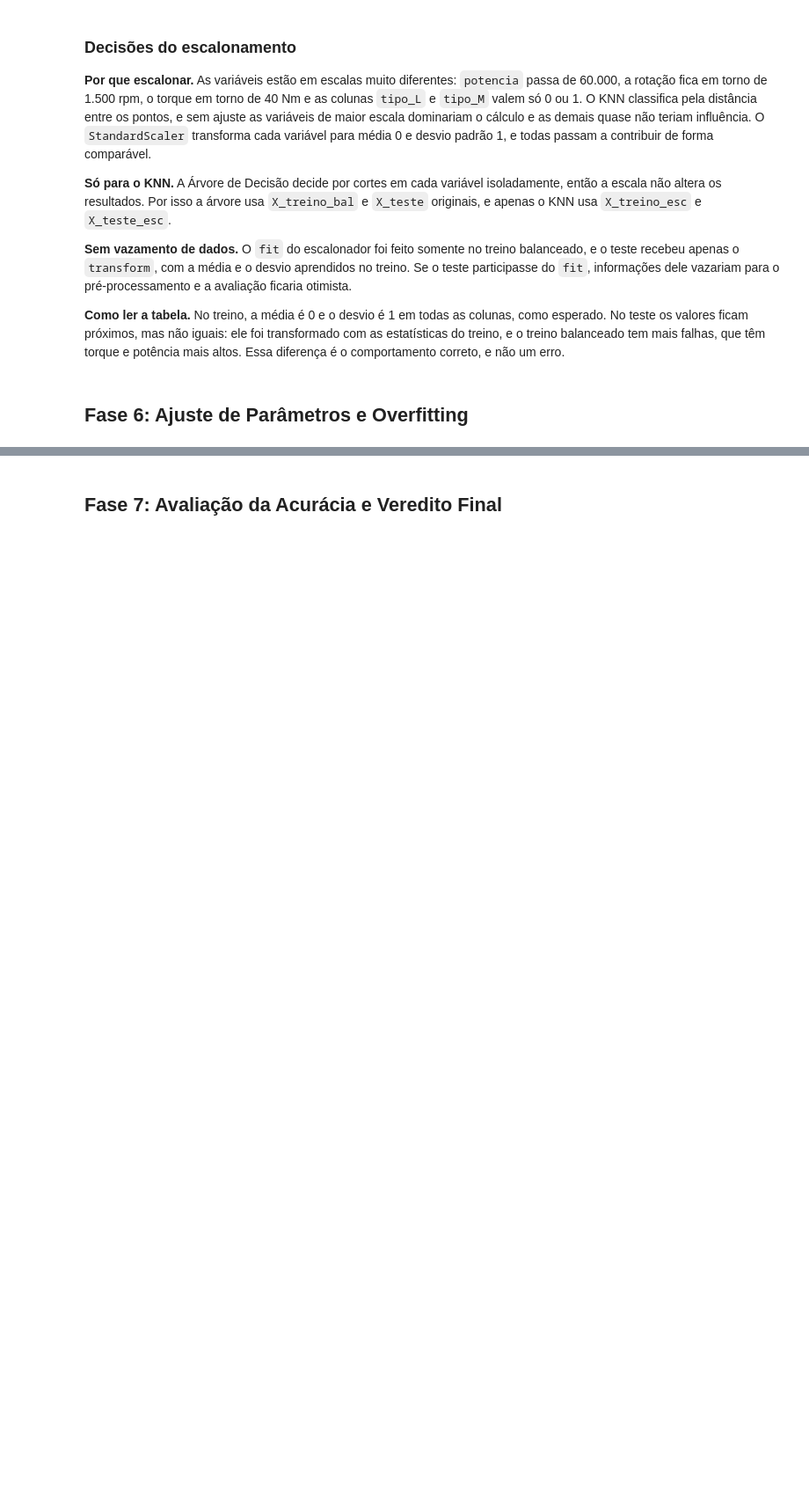
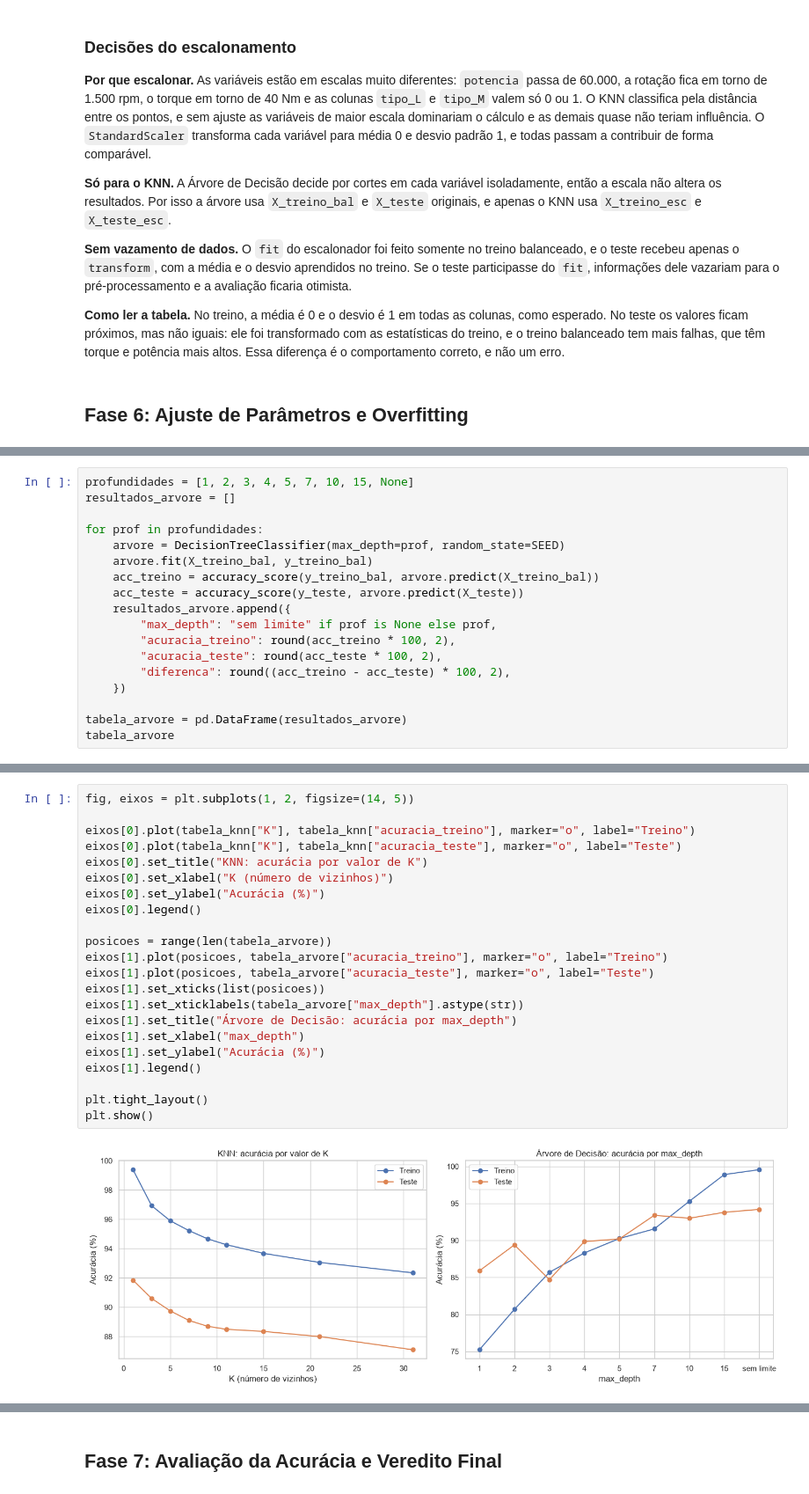
Before and after one commit to felipemendes2077/predictmaint-py, a Jupyter notebook: pipeline_manutencao_preditiva.ipynb, the cells around one changed output, grey strips where cells are left out. Shown at 88% size. Drawn from its saved outputs; the diff is of its cells as text; blank space fills up the shorter version.

Commit message:
implementa fase 6: ajuste de K e max_depth com análise de overfitting

```diff
--- a/pipeline_manutencao_preditiva.ipynb
+++ b/pipeline_manutencao_preditiva.ipynb
@@ -392,0 +422,18 @@ resumo
+# %%
+profundidades = [1, 2, 3, 4, 5, 7, 10, 15, None]
+resultados_arvore = []
+
+for prof in profundidades:
+    arvore = DecisionTreeClassifier(max_depth=prof, random_state=SEED)
+    arvore.fit(X_treino_bal, y_treino_bal)
+    acc_treino = accuracy_score(y_treino_bal, arvore.predict(X_treino_bal))
+    acc_teste = accuracy_score(y_teste, arvore.predict(X_teste))
+    resultados_arvore.append({
+        "max_depth": "sem limite" if prof is None else prof,
+        "acuracia_treino": round(acc_treino * 100, 2),
+        "acuracia_teste": round(acc_teste * 100, 2),
+        "diferenca": round((acc_treino - acc_teste) * 100, 2),
+    })
+
+tabela_arvore = pd.DataFrame(resultados_arvore)
+tabela_arvore
@@ -392,0 +451,24 @@ resumo
+# %%
+fig, eixos = plt.subplots(1, 2, figsize=(14, 5))
+
+eixos[0].plot(tabela_knn["K"], tabela_knn["acuracia_treino"], marker="o", label="Treino")
+eixos[0].plot(tabela_knn["K"], tabela_knn["acuracia_teste"], marker="o", label="Teste")
+eixos[0].set_title("KNN: acurácia por valor de K")
+eixos[0].set_xlabel("K (número de vizinhos)")
+eixos[0].set_ylabel("Acurácia (%)")
+eixos[0].legend()
+
+posicoes = range(len(tabela_arvore))
+eixos[1].plot(posicoes, tabela_arvore["acuracia_treino"], marker="o", label="Treino")
+eixos[1].plot(posicoes, tabela_arvore["acuracia_teste"], marker="o", label="Teste")
+eixos[1].set_xticks(list(posicoes))
+eixos[1].set_xticklabels(tabela_arvore["max_depth"].astype(str))
+eixos[1].set_title("Árvore de Decisão: acurácia por max_depth")
+eixos[1].set_xlabel("max_depth")
+eixos[1].set_ylabel("Acurácia (%)")
+eixos[1].legend()
+
+plt.tight_layout()
+plt.show()
+# %% [output]
+[figure, added]
```
Also changed, not shown: parts of 3 cells of this notebook.
